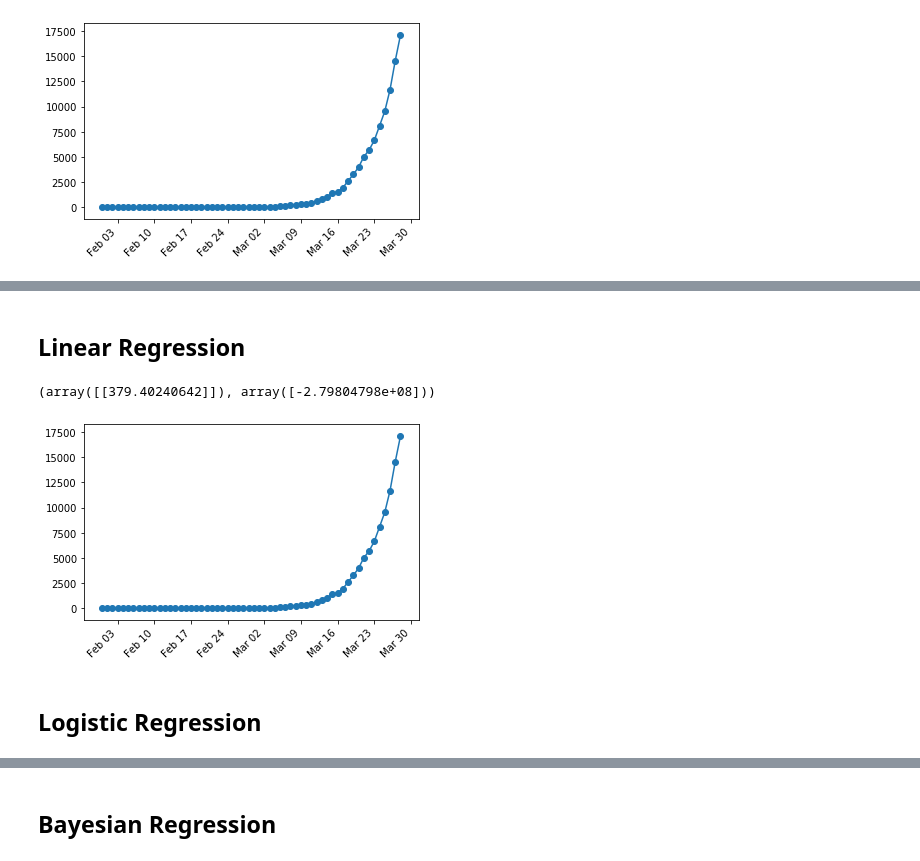
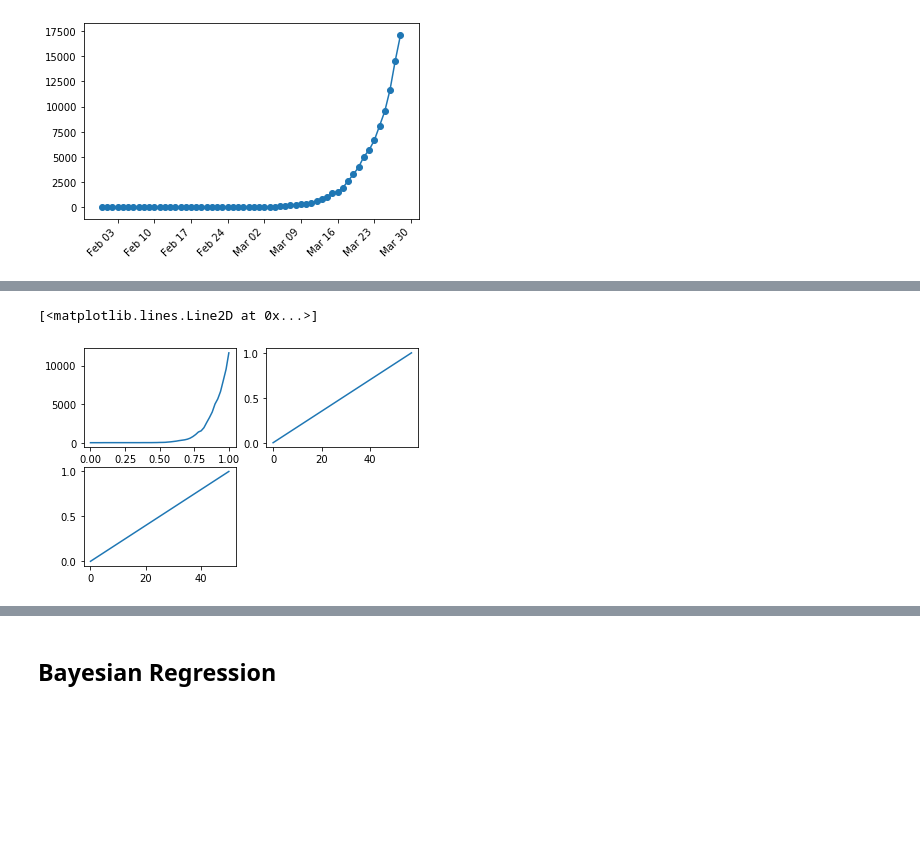
Before and after one commit to ashBabu/Machine-Learning, a Jupyter notebook: Covid-19.ipynb, the cells around one changed output, grey strips where cells are left out. Drawn from its saved outputs; the diff is of its cells as text; code cells hidden in the pictures; blank space fills up the shorter version.

```diff
--- a/Covid-19.ipynb
+++ b/Covid-19.ipynb
@@ -110,14 +140,34 @@ date_index = df.index.map(dt.toordinal)
 # %%
-start_date, end_date = '2020-02-25', '2020-03-28'
+start_date, end_date = '2020-02-05', '2020-03-26'
 dates = pd.date_range(start_date, end_date)  # date range as index
 date_index = dates.map(dt.toordinal)
 
-full_dates = df.index.map(dt.toordinal)
+scaler = MinMaxScaler()
+full_dates = uni_data.index.map(dt.toordinal)
+full_dates = full_dates.to_numpy().reshape(-1, 1)
+full_dates = scaler.fit_transform(full_dates)
 
 X_tran = date_index.to_numpy().reshape(-1, 1)
 y_train = df.loc[start_date:end_date, ['Cumulative Cases']]
+
+# from sklearn import preprocessing
+X_tran = scaler.fit_transform(X_tran)
+# y_train = scaler.fit_transform(y_train)
+
+
+plt.subplot(221)
+plt.plot(X_tran, y_train)
+plt.subplot(222)
+plt.plot(full_dates)
+plt.subplot(223)
+plt.plot(X_tran)
+
+
 # X_tet = X_test.to_numpy().reshape(-1, 1)
 # x_train = df.loc[start_date:end_date, ['Cumulative Cases']]
+# %% [output]
+[<matplotlib.lines.Line2D at 0x...>]
+[figure, added]
 # %%
 # X_train, X_test, y_train, y_test = train_test_split(date_index, df['Cumulative Cases'],
 #                                                     test_size=0.8, random_state=3)
@@ -125,20 +175,3 @@ y_train = df.loc[start_date:end_date, ['Cumulative Cases']]
 # X_tet = X_test.to_numpy().reshape(-1, 1)
 # X_train.map(dt.fromordinal)
 # X_tran
-# %% [markdown]
-## Linear Regression
-# %%
-model_LR = LinearRegression() #create linear regression object
-model_LR.fit(X_tran, y_train) #train model on train data
-model_LR.score(X_tran, y_train) #check score
-y_pred = model_LR.predict(full_dates.to_numpy().reshape(-1, 1))
-model_LR.coef_, model_LR.intercept_
-# %% [output]
-(array([[379.40240642]]), array([-2.79804798e+08]))
-# %%
-ax = plotData(df, 'Cumulative Cases', axisLocator='month')
-# ax.plot(df.index, y_pred)
-# %% [output]
-[figure, removed]
-# %% [markdown]
-## Logistic Regression
```
Also changed, not shown: parts of 9 cells of this notebook.
